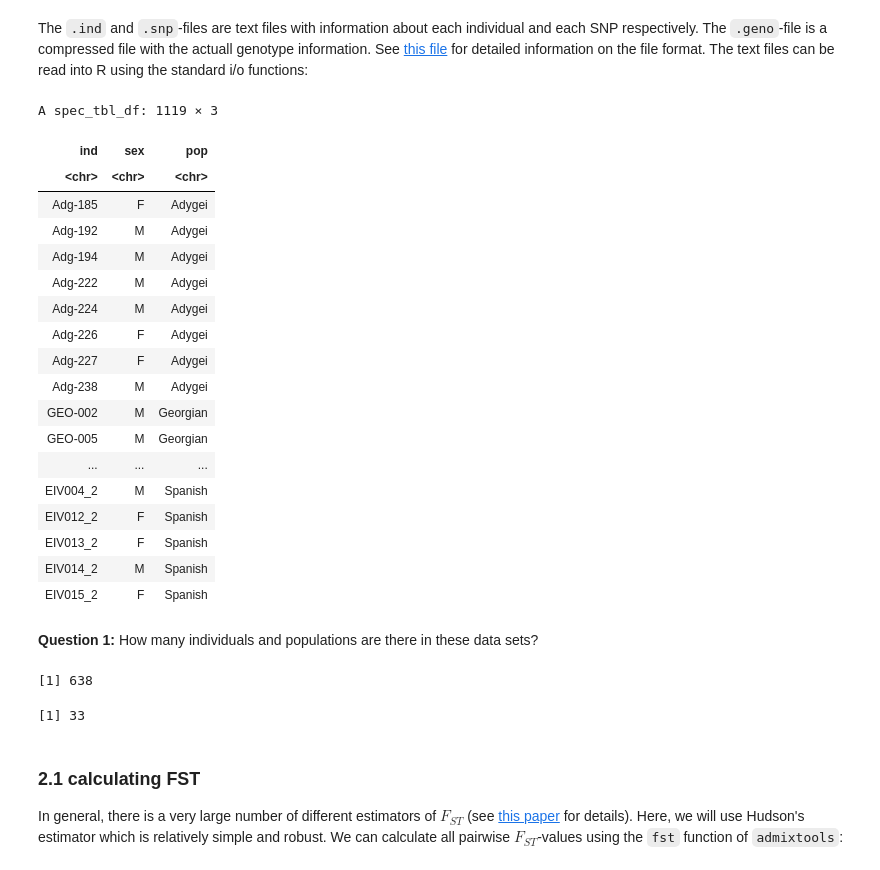
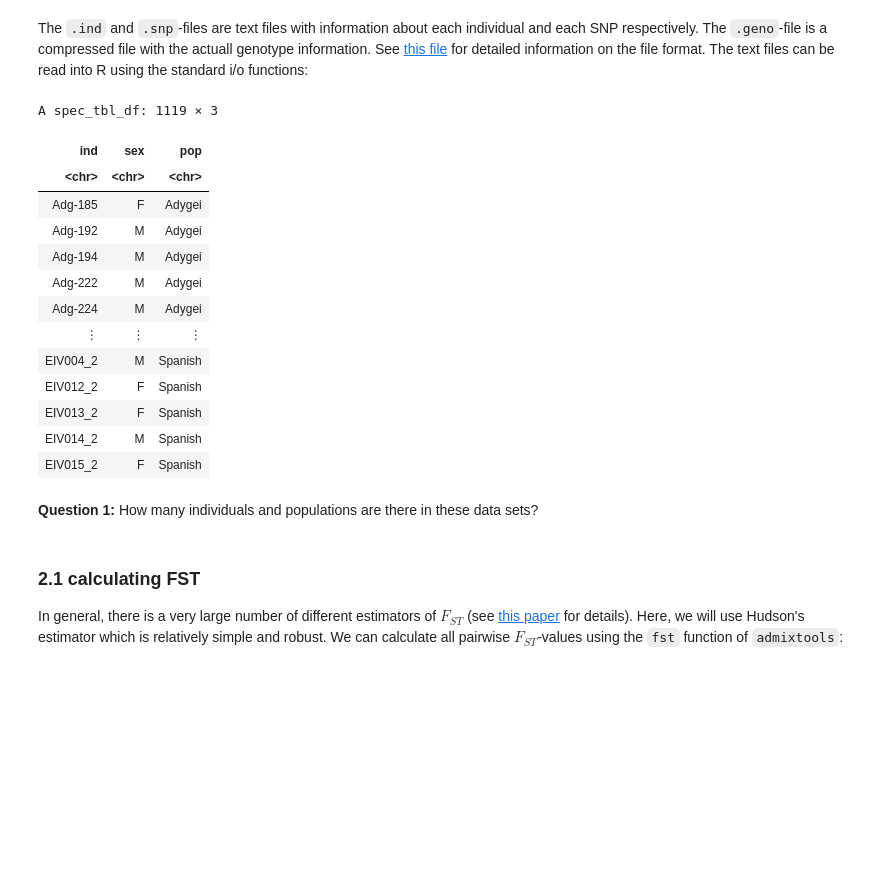
Before and after one commit to BenjaminPeter/cph_course, a Jupyter notebook: F-stats tutorial.ipynb, the cells around one changed output. Drawn from its saved outputs; the diff is of its cells as text; code cells hidden in the pictures; blank space fills up the shorter version.

```diff
--- a/F-stats tutorial.ipynb
+++ b/F-stats tutorial.ipynb
@@ -66,26 +53,21 @@ list.files("/home/peter/fstats_tutorial/data/ancient/");
 # %% [markdown]
 The `.ind` and `.snp`-files are text files with information about each individual and each SNP respectively. The `.geno`-file is a compressed file with the actuall genotype information. See [this file](https://github.com/DReichLab/AdmixTools/blob/master/convertf/README) for detailed information on the file format. The text files can be read into R using the standard i/o functions:
 # %%
-ind_world <- readr::read_table("/home/peter/fstats_tutorial/data/world/worldfoci2.ind", col_names=c("ind", "sex", "pop"), col_types='ccc')
-ind_eu <- readr::read_table("/home/peter/fstats_tutorial/data/europe//westeurasian1.ind", col_names=c("ind", "sex", "pop"), col_types='ccc')
-ind_ancient <- readr::read_table("/home/peter/fstats_tutorial/data/world/ancient.ind", col_names=c("ind", "sex", "pop"), col_types='ccc')
+ind_world <- readr::read_table("data/world/worldfoci2.ind", col_names=c("ind", "sex", "pop"), col_types='ccc')
+ind_eu <- readr::read_table("data/europe//westeurasian1.ind", col_names=c("ind", "sex", "pop"), col_types='ccc')
+ind_ancient <- readr::read_table("data/world/ancient.ind", col_names=c("ind", "sex", "pop"), col_types='ccc')
 
 ind_eu
 # %% [output]
 A spec_tbl_df: 1119 × 3
 | ind | sex | pop |
 | <chr> | <chr> | <chr> |
 | Adg-185 | F | Adygei |
 | Adg-192 | M | Adygei |
 | Adg-194 | M | Adygei |
 | Adg-222 | M | Adygei |
 | Adg-224 | M | Adygei |
-| Adg-226 | F | Adygei |
-| Adg-227 | F | Adygei |
-| Adg-238 | M | Adygei |
-| GEO-002 | M | Georgian |
-| GEO-005 | M | Georgian |
-| ... | ... | ... |
+| ⋮ | ⋮ | ⋮ |
 | EIV004_2 | M | Spanish |
 | EIV012_2 | F | Spanish |
 | EIV013_2 | F | Spanish |
@@ -93,12 +75,6 @@ A spec_tbl_df: 1119 × 3
 | EIV015_2 | F | Spanish |
 # %% [markdown]
 **Question 1:** How many individuals and populations are there in these data sets?
-# %%
-nrow(ind_world)
-length(unique(ind_world$pop))
-# %% [output]
-[1] 638
-[1] 33
 # %% [markdown]
 ### 2.1 calculating FST
 In general, there is a very large number of different estimators of $F_{ST}$ (see [this paper](https://www.ncbi.nlm.nih.gov/pmc/articles/PMC3759727/) for details). Here, we will use Hudson's estimator which is relatively simple and robust. We can calculate all pairwise $F_{ST}$-values using the `fst` function of `admixtools`:
```
Also changed, not shown: parts of 16 cells of this notebook.
